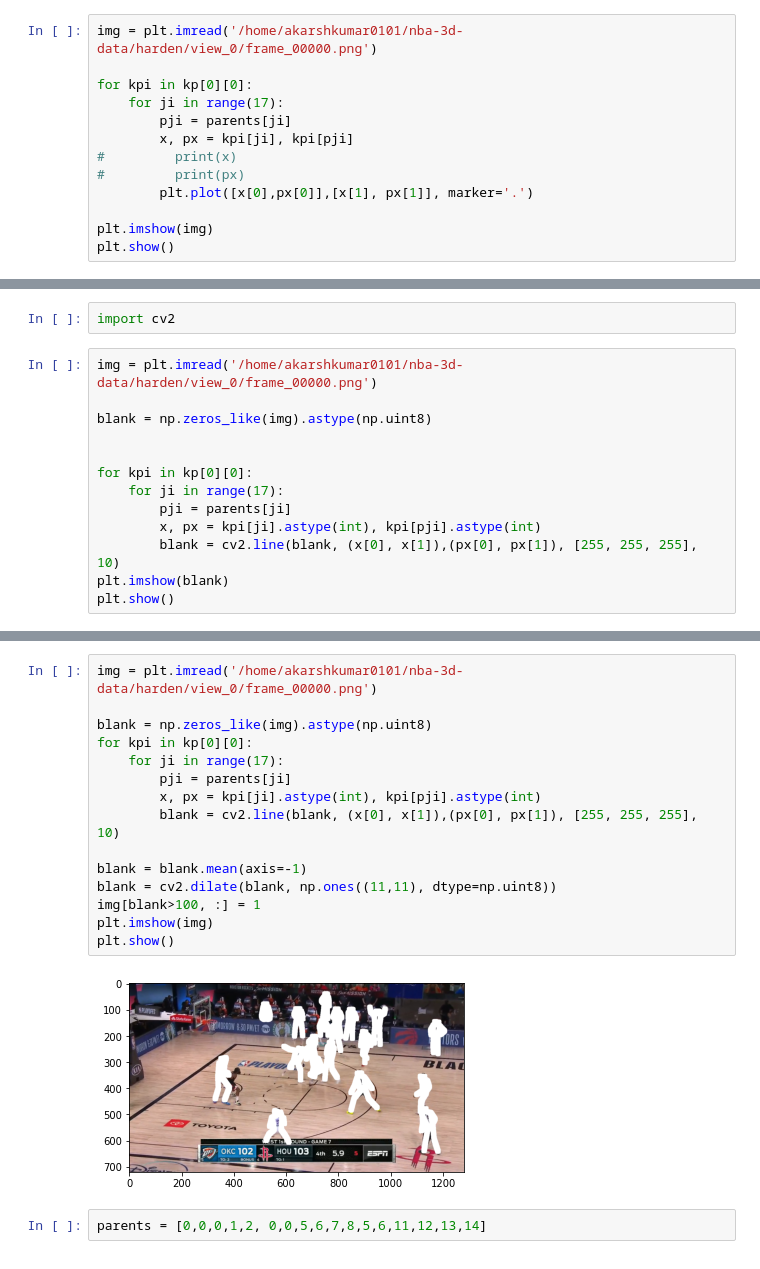
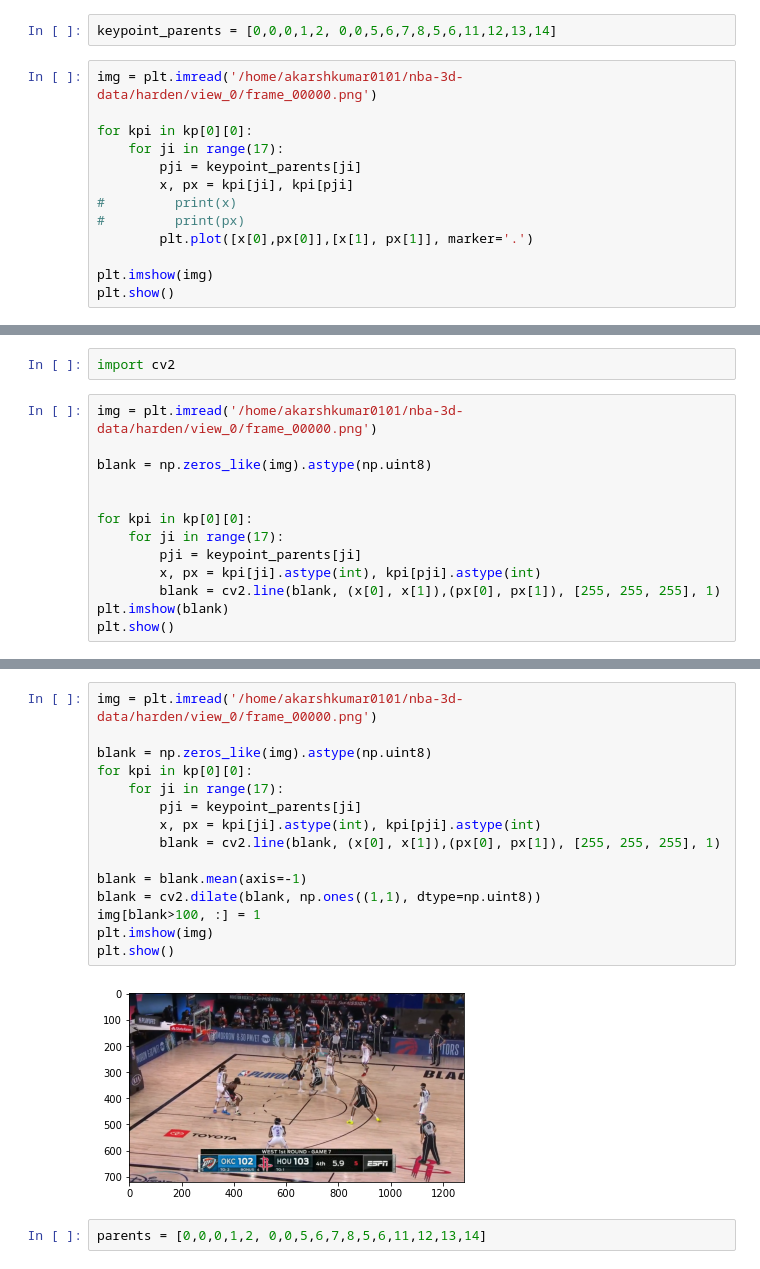
Before and after one commit to akarshkumar0101/nba-3d-ee-371q, a Jupyter notebook: keypoint_viz.ipynb, the cells around one changed output, grey strips where cells are left out. Saved outputs shown, nothing was run; the diff lists cells and outputs as text.

Commit message:
code to draw keypoints

```diff
--- a/keypoint_viz.ipynb
+++ b/keypoint_viz.ipynb
@@ -46,12 +46,14 @@ plt.imshow(img)
 plt.show()
 # %% [output]
 [figure]
+# %%
+keypoint_parents = [0,0,0,1,2, 0,0,5,6,7,8,5,6,11,12,13,14]
 # %%
 img = plt.imread('/home/akarshkumar0101/nba-3d-data/harden/view_0/frame_00000.png')
 
 for kpi in kp[0][0]:
     for ji in range(17):
-        pji = parents[ji]
+        pji = keypoint_parents[ji]
         x, px = kpi[ji], kpi[pji]
 #         print(x)
 #         print(px)
@@ -71,9 +73,9 @@ blank = np.zeros_like(img).astype(np.uint8)
 
 for kpi in kp[0][0]:
     for ji in range(17):
-        pji = parents[ji]
+        pji = keypoint_parents[ji]
         x, px = kpi[ji].astype(int), kpi[pji].astype(int)
-        blank = cv2.line(blank, (x[0], x[1]),(px[0], px[1]), [255, 255, 255], 10)
+        blank = cv2.line(blank, (x[0], x[1]),(px[0], px[1]), [255, 255, 255], 1)
 plt.imshow(blank)
 plt.show()
 # %% [output]
@@ -81,20 +83,20 @@ plt.show()
 # %%
 img = plt.imread('/home/akarshkumar0101/nba-3d-data/harden/view_0/frame_00000.png')
 
 blank = np.zeros_like(img).astype(np.uint8)
 for kpi in kp[0][0]:
     for ji in range(17):
-        pji = parents[ji]
+        pji = keypoint_parents[ji]
         x, px = kpi[ji].astype(int), kpi[pji].astype(int)
-        blank = cv2.line(blank, (x[0], x[1]),(px[0], px[1]), [255, 255, 255], 10)
+        blank = cv2.line(blank, (x[0], x[1]),(px[0], px[1]), [255, 255, 255], 1)
 
 blank = blank.mean(axis=-1)
-blank = cv2.dilate(blank, np.ones((11,11), dtype=np.uint8))
+blank = cv2.dilate(blank, np.ones((1,1), dtype=np.uint8))
 img[blank>100, :] = 1
 plt.imshow(img)
 plt.show()
 # %% [output]
-[figure, old version]
+[figure, new version]
 # %%
 parents = [0,0,0,1,2, 0,0,5,6,7,8,5,6,11,12,13,14]
 # %%
```
Also changed, not shown: parts of 1 cell of this notebook, 1 other file.
